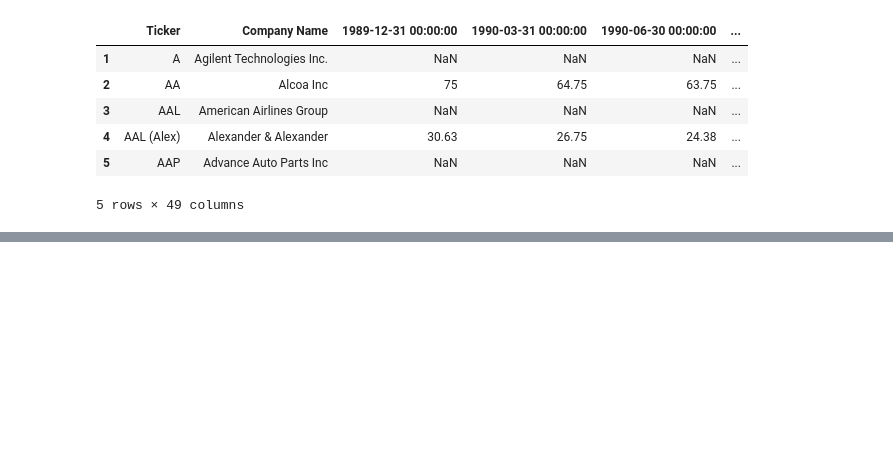
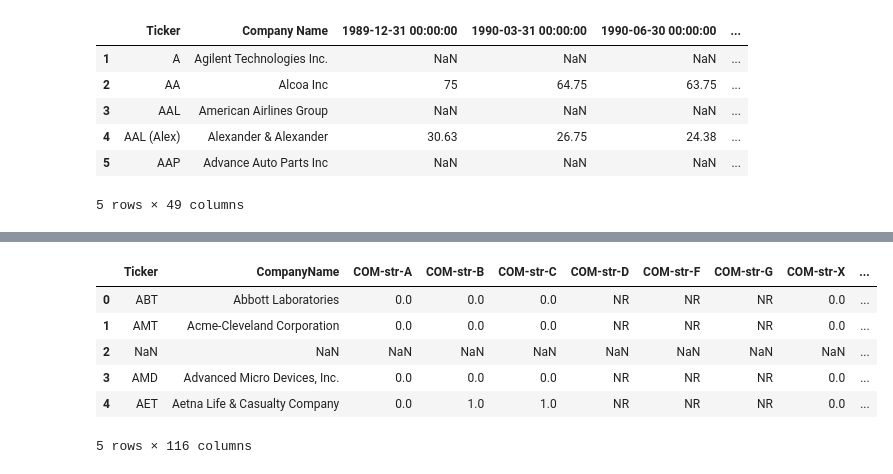
Before and after one commit to chelseatroy/fund_scale, a Jupyter notebook: data_explo/Exploring S&P Ethical Index Data.ipynb, the cells around one changed output, grey strips where cells are left out. Drawn from its saved outputs; the diff is of its cells as text; code cells hidden in the pictures; blank space fills up the shorter version.

```diff
--- a/data_explo/Exploring S&P Ethical Index Data.ipynb
+++ b/data_explo/Exploring S&P Ethical Index Data.ipynb
@@ -68,0 +130,3 @@ result.head()
+# %%
+esg_columns = clean_data.iloc[:,0:114]
+esg_columns.columns.values
@@ -68,0 +151,3 @@ result.head()
+# %%
+start_stock_columns = clean_data.iloc[:,116:117]
+start_stock_columns.columns.values
@@ -68,0 +156,3 @@ result.head()
+# %%
+end_stock_columns = clean_data.iloc[:,156:157]
+end_stock_columns.columns.values
@@ -68,0 +161,12 @@ result.head()
+# %%
+minimum_data = pd.concat([esg_columns, start_stock_columns, end_stock_columns], axis=1)
+minimum_data.shape
+minimum_data.head()
+# %% [output]
+|  | Ticker | CompanyName | COM-str-A | COM-str-B | COM-str-C | COM-str-D | COM-str-F | COM-str-G | COM-str-X | ... |
+| 0 | ABT | Abbott Laboratories | 0.0 | 0.0 | 0.0 | NR | NR | NR | 0.0 | ... |
+| 1 | AMT | Acme-Cleveland Corporation | 0.0 | 0.0 | 0.0 | NR | NR | NR | 0.0 | ... |
+| 2 | NaN | NaN | NaN | NaN | NaN | NaN | NaN | NaN | NaN | ... |
+| 3 | AMD | Advanced Micro Devices, Inc. | 0.0 | 0.0 | 0.0 | NR | NR | NR | 0.0 | ... |
+| 4 | AET | Aetna Life & Casualty Company | 0.0 | 1.0 | 1.0 | NR | NR | NR | 0.0 | ... |
+5 rows × 116 columns
```
Also changed, not shown: parts of 10 cells of this notebook.
